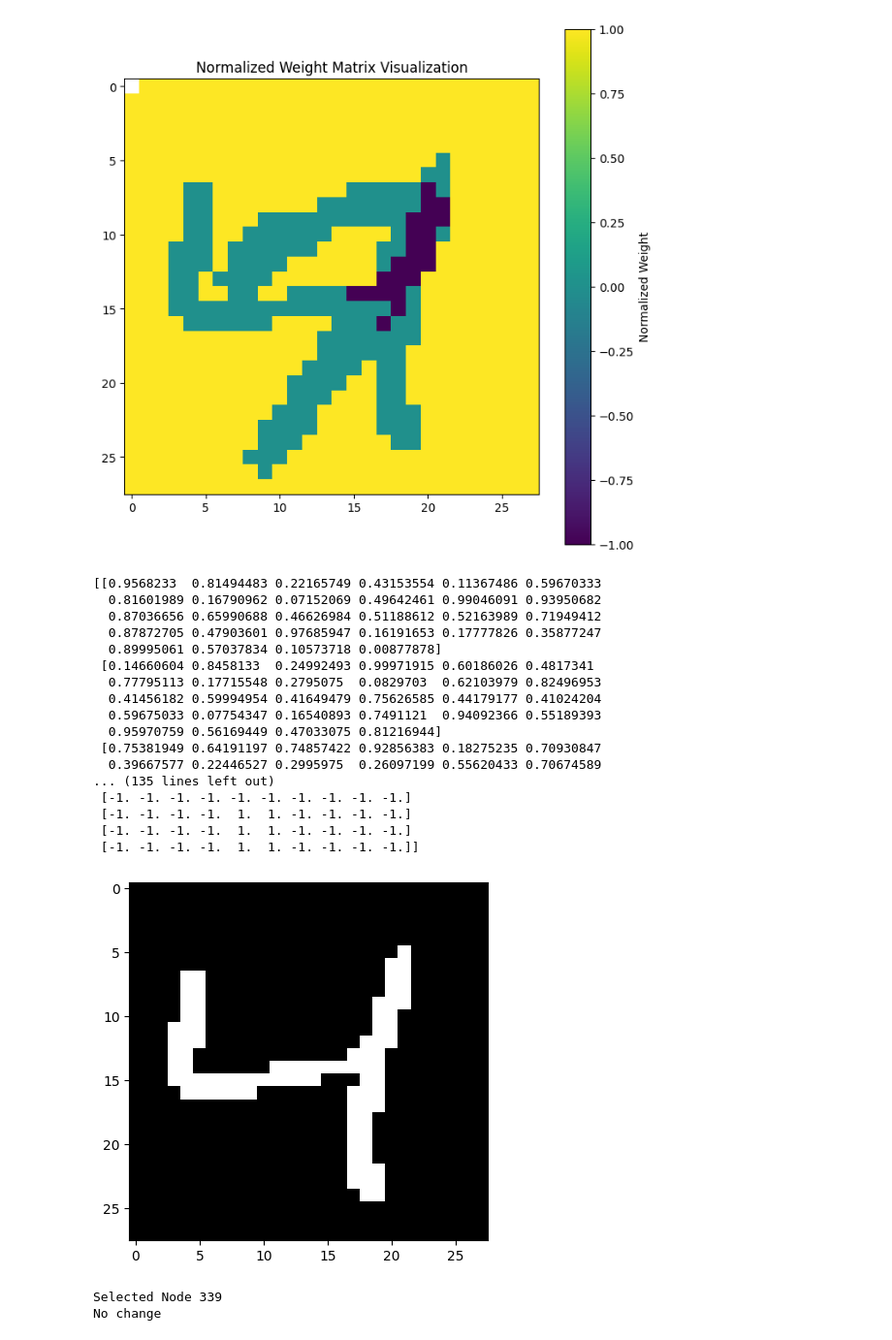
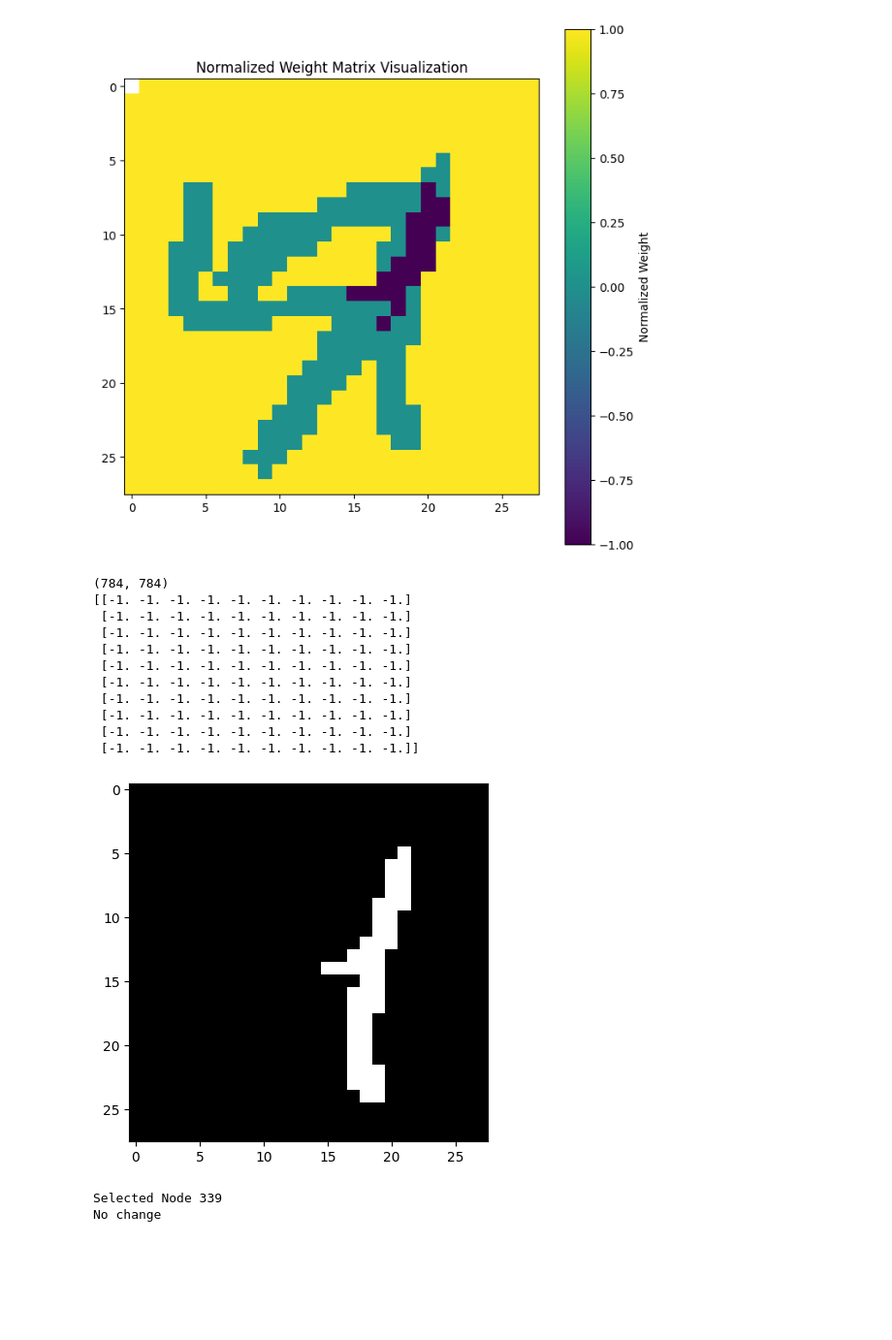
Before and after one commit to zacharyyamaoka/intelligent_machines, a Jupyter notebook: hopfield_nets/hopfield_v6.ipynb, the cells around one changed output. Shown at 97% size. Saved outputs shown, nothing was run; the diff lists cells and outputs as text; code cells hidden in the pictures; blank space fills up the shorter version.

```diff
--- a/hopfield_nets/hopfield_v6.ipynb
+++ b/hopfield_nets/hopfield_v6.ipynb
@@ -203,39 +203,36 @@ plt.show()
 # %%
 # random_img = np.ones((data.shape[1],data.shape[2])) * -1
 # random_img = zero_img
 # random_img = np.random.rand(data.shape[1], data.shape[2])
 # random_img = np.where(random_img > 0.5, 1, -1)
 
+# random_img = four_img
+# random_img += np.random.uniform(-1,1,(data.shape[1], data.shape[2]))
+# random_img = np.where(random_img > 0.5, 1, -1)
+
 random_img = four_img
-print(np.random.uniform(-1,1,(data.shape[1], data.shape[2]))
+random_img[:,:random_img.shape[1]//2] = -1
 
-print(np.random.rand(data.shape[1], data.shape[2]))
 
 random_img_flat = random_img.reshape(-1,1)
 network =  random_img_flat @ random_img_flat.T
 print(network.shape)
 plt.imshow(random_img, cmap='gray')
 frames = []
 print(random_img[:10,:10])
 # %% [output]
-[[0.9568233  0.81494483 0.22165749 0.43153554 0.11367486 0.59670333
-  0.81601989 0.16790962 0.07152069 0.49642461 0.99046091 0.93950682
-  0.87036656 0.65990688 0.46626984 0.51188612 0.52163989 0.71949412
-  0.87872705 0.47903601 0.97685947 0.16191653 0.17777826 0.35877247
-  0.89995061 0.57037834 0.10573718 0.00877878]
- [0.14660604 0.8458133  0.24992493 0.99971915 0.60186026 0.4817341
-  0.77795113 0.17715548 0.2795075  0.0829703  0.62103979 0.82496953
-  0.41456182 0.59994954 0.41649479 0.75626585 0.44179177 0.41024204
-  0.59675033 0.07754347 0.16540893 0.7491121  0.94092366 0.55189393
-  0.95970759 0.56169449 0.47033075 0.81216944]
- [0.75381949 0.64191197 0.74857422 0.92856383 0.18275235 0.70930847
-  0.39667577 0.22446527 0.2995975  0.26097199 0.55620433 0.70674589
-... (135 lines left out)
+(784, 784)
+[[-1. -1. -1. -1. -1. -1. -1. -1. -1. -1.]
  [-1. -1. -1. -1. -1. -1. -1. -1. -1. -1.]
- [-1. -1. -1. -1.  1.  1. -1. -1. -1. -1.]
- [-1. -1. -1. -1.  1.  1. -1. -1. -1. -1.]
- [-1. -1. -1. -1.  1.  1. -1. -1. -1. -1.]]
+ [-1. -1. -1. -1. -1. -1. -1. -1. -1. -1.]
+ [-1. -1. -1. -1. -1. -1. -1. -1. -1. -1.]
+ [-1. -1. -1. -1. -1. -1. -1. -1. -1. -1.]
+ [-1. -1. -1. -1. -1. -1. -1. -1. -1. -1.]
+ [-1. -1. -1. -1. -1. -1. -1. -1. -1. -1.]
+ [-1. -1. -1. -1. -1. -1. -1. -1. -1. -1.]
+ [-1. -1. -1. -1. -1. -1. -1. -1. -1. -1.]
+ [-1. -1. -1. -1. -1. -1. -1. -1. -1. -1.]]
-[figure, old version]
+[figure, new version]
 # %%
 node = np.random.choice(n_nodes, 1)[0]
 print(f"Selected Node {node}")
```
Also changed, not shown: parts of 2 cells of this notebook, 56 other files.
